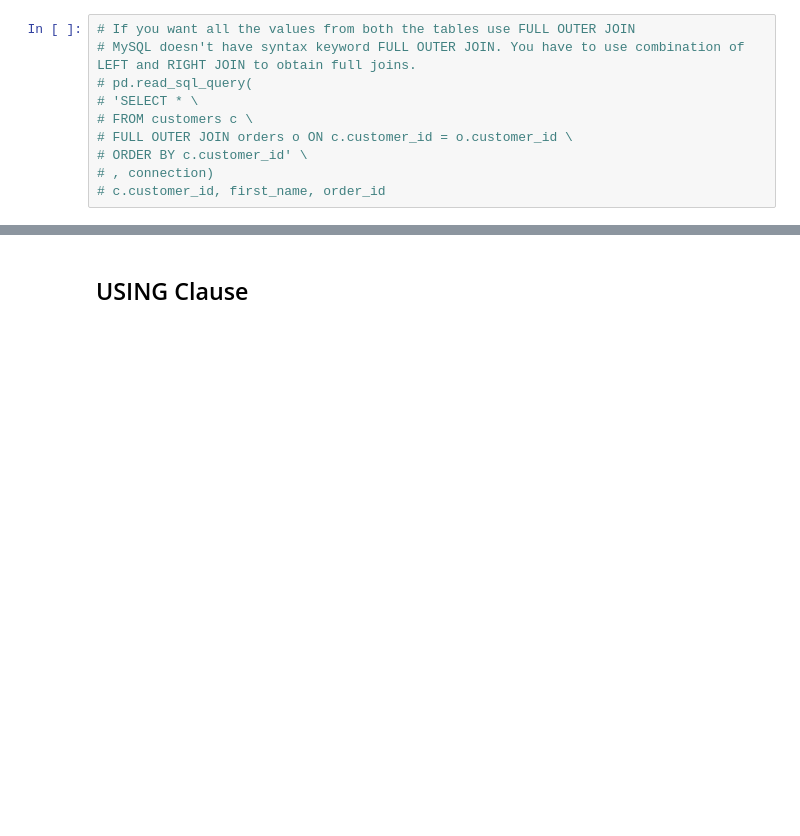
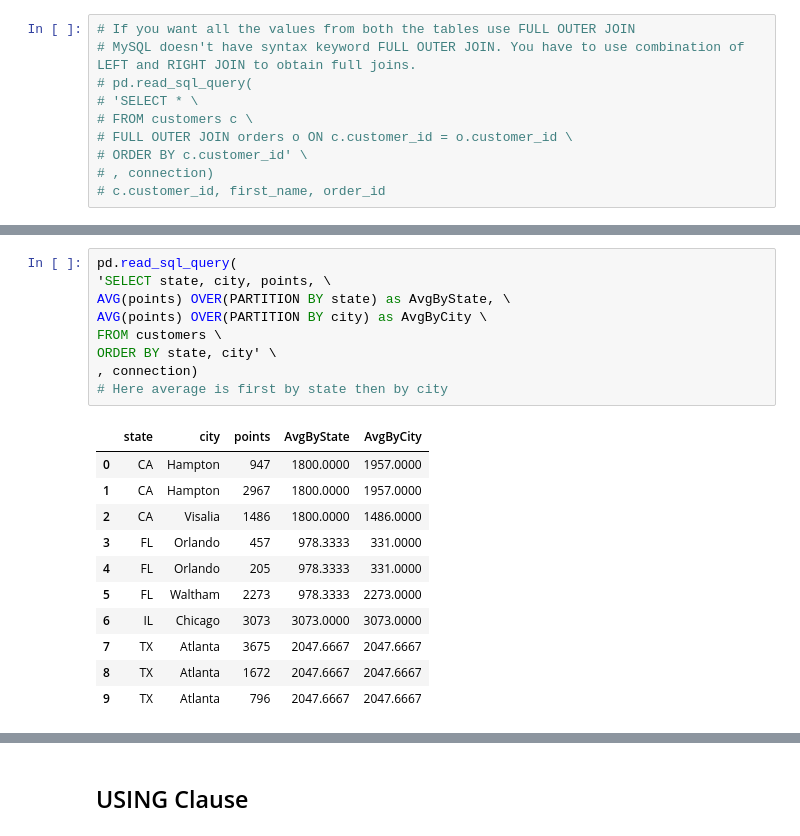
Before and after one commit to VeenaKGit/Knowledge, a Jupyter notebook: Working with Databases.ipynb, the cells around one changed output, grey strips where cells are left out. Saved outputs shown, nothing was run; the diff lists cells and outputs as text; blank space fills up the shorter version.

```diff
--- a/Working with Databases.ipynb
+++ b/Working with Databases.ipynb
@@ -722,0 +899,21 @@ ORDER BY o.order_id' \
+# %%
+pd.read_sql_query(
+'SELECT state, city, points, \
+AVG(points) OVER(PARTITION BY state) as AvgByState, \
+AVG(points) OVER(PARTITION BY city) as AvgByCity \
+FROM customers \
+ORDER BY state, city' \
+, connection)
+# Here average is first by state then by city
+# %% [output]
+|  | state | city | points | AvgByState | AvgByCity |
+| 0 | CA | Hampton | 947 | 1800.0000 | 1957.0000 |
+| 1 | CA | Hampton | 2967 | 1800.0000 | 1957.0000 |
+| 2 | CA | Visalia | 1486 | 1800.0000 | 1486.0000 |
+| 3 | FL | Orlando | 457 | 978.3333 | 331.0000 |
+| 4 | FL | Orlando | 205 | 978.3333 | 331.0000 |
+| 5 | FL | Waltham | 2273 | 978.3333 | 2273.0000 |
+| 6 | IL | Chicago | 3073 | 3073.0000 | 3073.0000 |
+| 7 | TX | Atlanta | 3675 | 2047.6667 | 2047.6667 |
+| 8 | TX | Atlanta | 1672 | 2047.6667 | 2047.6667 |
+| 9 | TX | Atlanta | 796 | 2047.6667 | 2047.6667 |
```
Also changed, not shown: parts of 34 cells of this notebook, 1 other file.
